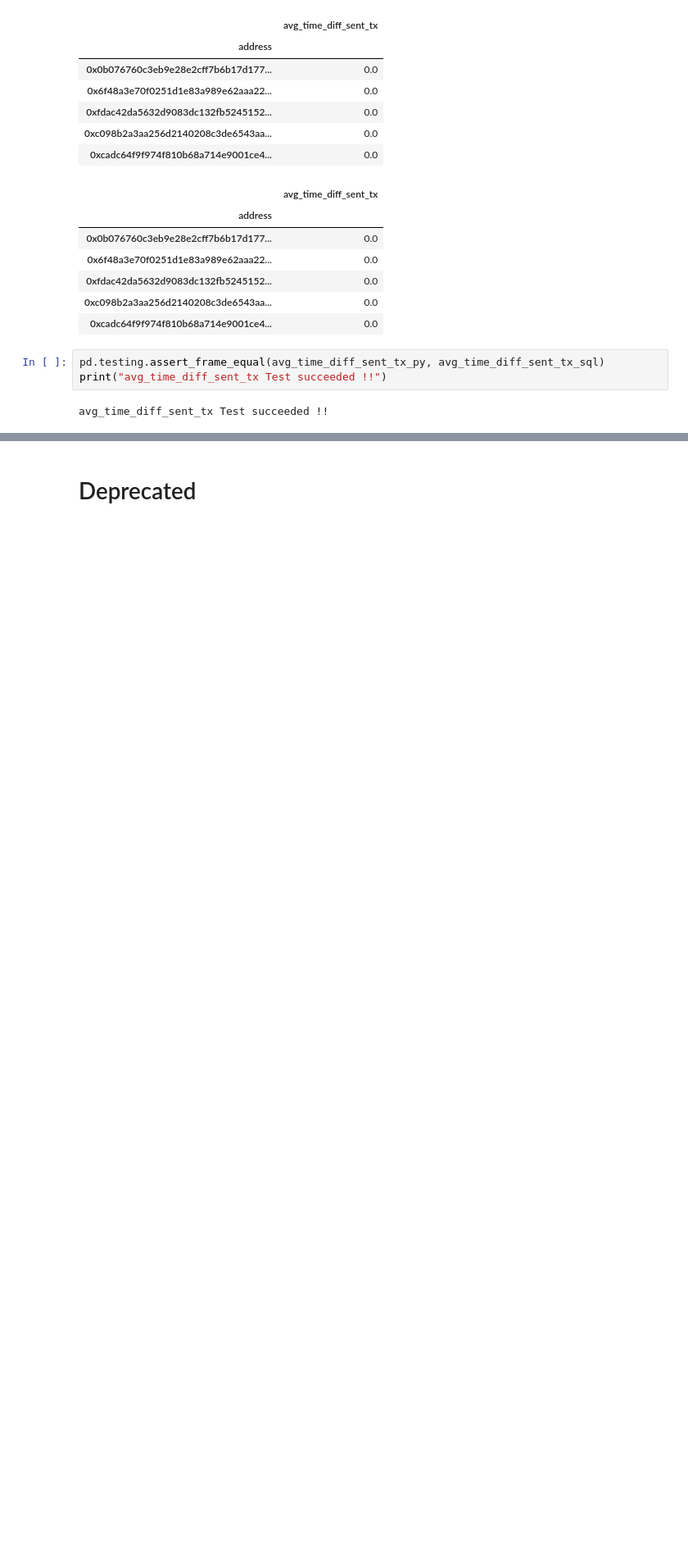
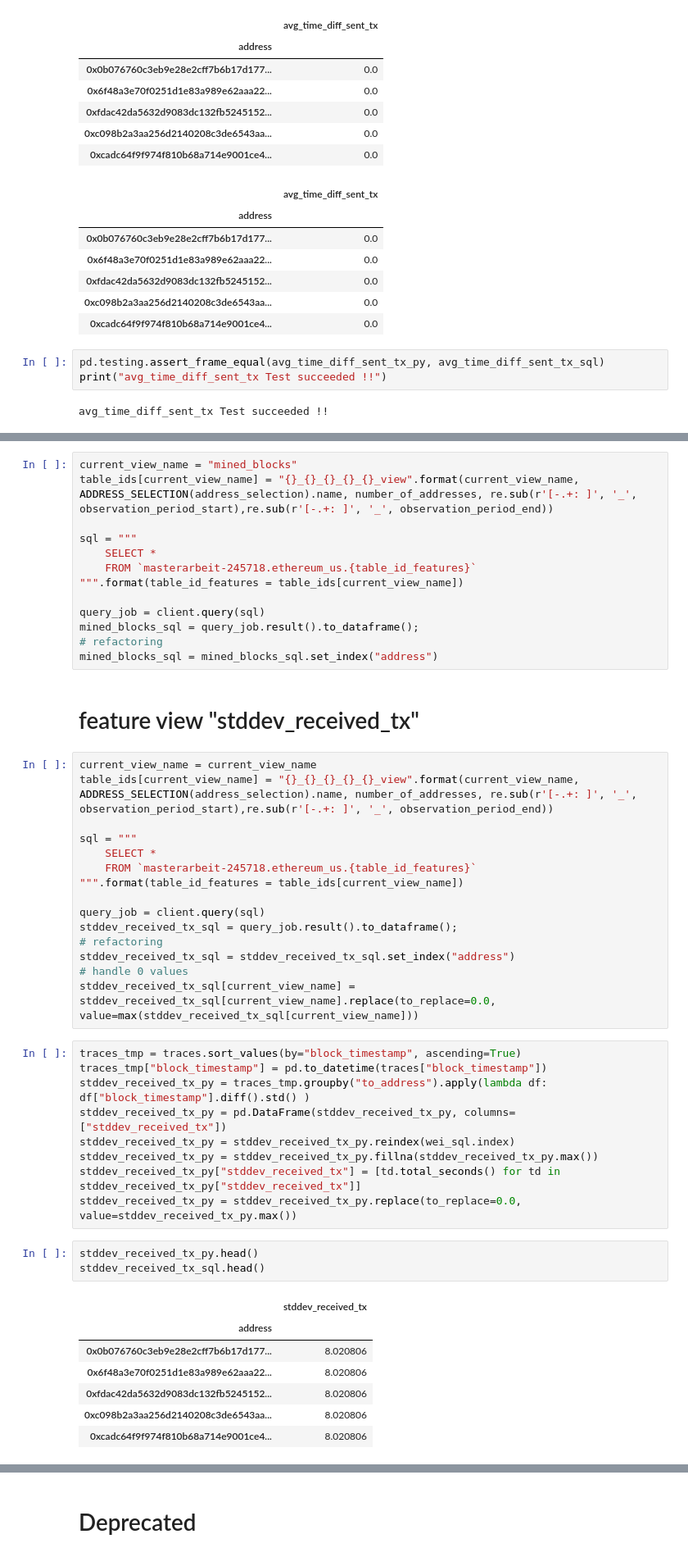
Before and after one commit to mgsgde/ethcluster, a Jupyter notebook: bigquery/features.tests.ipynb, the cells around one changed output, grey strips where cells are left out. Shown at 82% size. Drawn from its saved outputs; the diff is of its cells as text; blank space fills up the shorter version.

```diff
--- a/bigquery/features.tests.ipynb
+++ b/bigquery/features.tests.ipynb
@@ -283,0 +282,50 @@ feature
+# %%
+current_view_name = "mined_blocks"
+table_ids[current_view_name] = "{}_{}_{}_{}_{}_view".format(current_view_name, ADDRESS_SELECTION(address_selection).name, number_of_addresses, re.sub(r'[-.+: ]', '_', observation_period_start),re.sub(r'[-.+: ]', '_', observation_period_end))
+
+sql = """
+    SELECT *
+    FROM `masterarbeit-245718.ethereum_us.{table_id_features}`
+""".format(table_id_features = table_ids[current_view_name])
+
+query_job = client.query(sql)
+mined_blocks_sql = query_job.result().to_dataframe();
+# refactoring
+mined_blocks_sql = mined_blocks_sql.set_index("address")
+# %% [markdown]
+# feature view "stddev_received_tx"
+# %%
+current_view_name = current_view_name
+table_ids[current_view_name] = "{}_{}_{}_{}_{}_view".format(current_view_name, ADDRESS_SELECTION(address_selection).name, number_of_addresses, re.sub(r'[-.+: ]', '_', observation_period_start),re.sub(r'[-.+: ]', '_', observation_period_end))
+
+sql = """
+    SELECT *
+    FROM `masterarbeit-245718.ethereum_us.{table_id_features}`
+""".format(table_id_features = table_ids[current_view_name])
+
+query_job = client.query(sql)
+stddev_received_tx_sql = query_job.result().to_dataframe();
+# refactoring
+stddev_received_tx_sql = stddev_received_tx_sql.set_index("address")
+# handle 0 values
+stddev_received_tx_sql[current_view_name] = stddev_received_tx_sql[current_view_name].replace(to_replace=0.0, value=max(stddev_received_tx_sql[current_view_name]))
+# %%
+traces_tmp = traces.sort_values(by="block_timestamp", ascending=True)
+traces_tmp["block_timestamp"] = pd.to_datetime(traces["block_timestamp"])
+stddev_received_tx_py = traces_tmp.groupby("to_address").apply(lambda df: df["block_timestamp"].diff().std() )
+stddev_received_tx_py = pd.DataFrame(stddev_received_tx_py, columns=["stddev_received_tx"])
+stddev_received_tx_py = stddev_received_tx_py.reindex(wei_sql.index)
+stddev_received_tx_py = stddev_received_tx_py.fillna(stddev_received_tx_py.max())
+stddev_received_tx_py["stddev_received_tx"] = [td.total_seconds() for td in stddev_received_tx_py["stddev_received_tx"]]
+stddev_received_tx_py = stddev_received_tx_py.replace(to_replace=0.0, value=stddev_received_tx_py.max())
+# %%
+stddev_received_tx_py.head()
+stddev_received_tx_sql.head()
+# %% [output]
+|  | stddev_received_tx |
+| address |  |
+| 0x0b076760c3eb9e28e2cff7b6b17d177... | 8.020806 |
+| 0x6f48a3e70f0251d1e83a989e62aaa22... | 8.020806 |
+| 0xfdac42da5632d9083dc132fb5245152... | 8.020806 |
+| 0xc098b2a3aa256d2140208c3de6543aa... | 8.020806 |
+| 0xcadc64f9f974f810b68a714e9001ce4... | 8.020806 |
```
Also changed, not shown: parts of 9 cells of this notebook.
